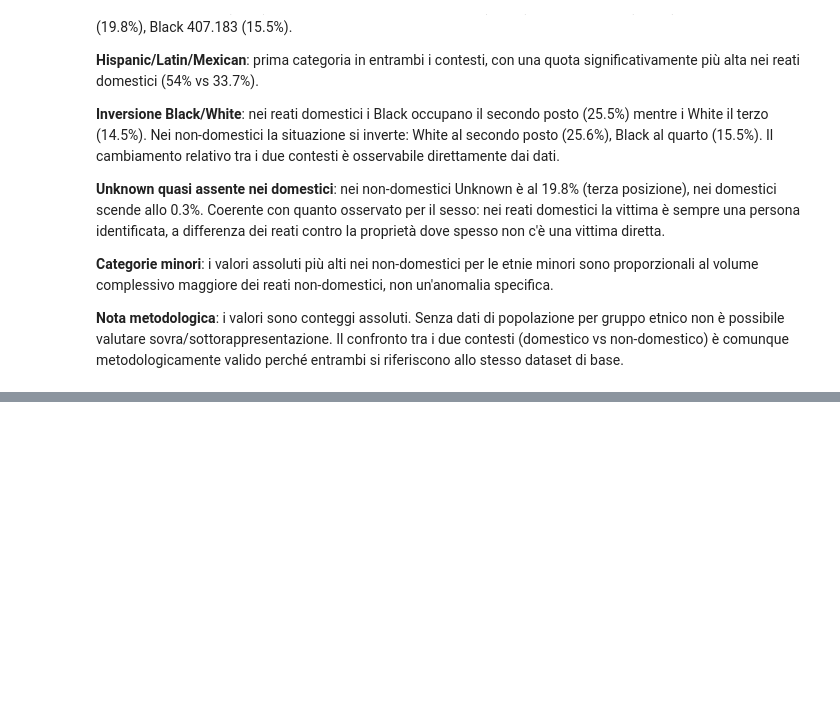
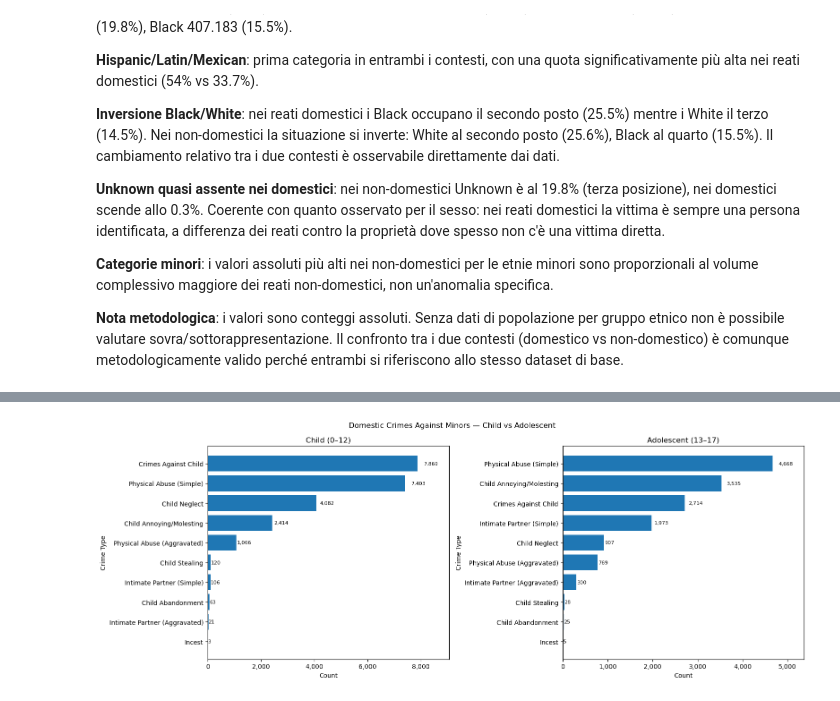
Before and after one commit to AnalystEca/lapd-crime-data, a Jupyter notebook: notebooks/02_analyze/07_eda_block3.ipynb, the cells around one changed output, grey strips where cells are left out. Saved outputs shown, nothing was run; the diff lists cells and outputs as text; code cells hidden in the pictures; blank space fills up the shorter version.

Commit message:
Complete Q3.3: domestic crimes against minors Child vs Adolescent bar chart

```diff
--- a/notebooks/02_analyze/07_eda_block3.ipynb
+++ b/notebooks/02_analyze/07_eda_block3.ipynb
@@ -528,0 +574,8 @@ perché entrambi si riferiscono allo stesso dataset di base.
+# %%
+q33_df_grouped = (
+    q33_df
+    .groupby(['Crm Cd Desc', 'age_group'], as_index = False, observed=True)
+    .agg(count = ('Crm Cd Desc', 'count'))
+).copy()
+
+print(q33_df_grouped)
@@ -528,0 +600,50 @@ perché entrambi si riferiscono allo stesso dataset di base.
+# %%
+q33_child_df = q33_df_grouped[q33_df_grouped['age_group'] == "Child"].copy()
+q33_adolescent_df = q33_df_grouped[q33_df_grouped['age_group'] == 'Adolescent'].copy()
+
+crime_labels_minors = {
+    'CHILD ABANDONMENT': 'Child Abandonment',
+    'CHILD ABUSE (PHYSICAL) - AGGRAVATED ASSAULT': 'Physical Abuse (Aggravated)',
+    'CHILD ABUSE (PHYSICAL) - SIMPLE ASSAULT': 'Physical Abuse (Simple)',
+    'CHILD ANNOYING (17YRS & UNDER)': 'Child Annoying/Molesting',
+    'CHILD NEGLECT (SEE 300 W.I.C.)': 'Child Neglect',
+    'CHILD STEALING': 'Child Stealing',
+    'CRM AGNST CHLD (13 OR UNDER) (14-15 & SUSP 10 YRS OLDER)': 'Crimes Against Child',
+    'INCEST (SEXUAL ACTS BETWEEN BLOOD RELATIVES)': 'Incest',
+    'INTIMATE PARTNER - AGGRAVATED ASSAULT': 'Intimate Partner (Aggravated)',
+    'INTIMATE PARTNER - SIMPLE ASSAULT': 'Intimate Partner (Simple)'
+}
+
+q33_child_df['label'] = q33_child_df['Crm Cd Desc'].map(crime_labels_minors)
+q33_adolescent_df['label'] = q33_adolescent_df['Crm Cd Desc'].map(crime_labels_minors)
+
+q33_child_df = q33_child_df.sort_values('count', ascending=True)
+q33_adolescent_df = q33_adolescent_df.sort_values('count', ascending=True)
+
+fig, (ax1, ax2) = plt.subplots(1, 2, figsize=(16, 6))
+
+for ax, data, title in [
+    (ax1, q33_child_df, 'Child (0–12)'),
+    (ax2, q33_adolescent_df, 'Adolescent (13–17)')
+]:
+    bars = ax.barh(y=data['label'], width=data['count'])
+    for bar, value in zip(bars, data['count']):
+        ax.text(
+            bar.get_width() + bar.get_width() * 0.03,
+            bar.get_y() + bar.get_height() / 2,
+            f'{int(value):,}',
+            va='center', ha='left',
+            fontsize=8
+        )
+    ax.xaxis.set_major_formatter(plt.FuncFormatter(lambda x, _: f'{int(x):,}'))
+    ax.margins(x=0.15)
+    ax.set_title(title)
+    ax.set_xlabel('Count')
+    ax.set_ylabel('Crime Type')
+
+plt.suptitle('Domestic Crimes Against Minors — Child vs Adolescent')
+plt.tight_layout()
+plt.savefig('../../outputs/07_eda_block3/21_barh_domestic_crimes_minors.png', dpi=150, bbox_inches='tight')
+plt.show()
+# %% [output]
+[figure, added]
```
Also changed, not shown: parts of 4 cells of this notebook, 1 other file.
